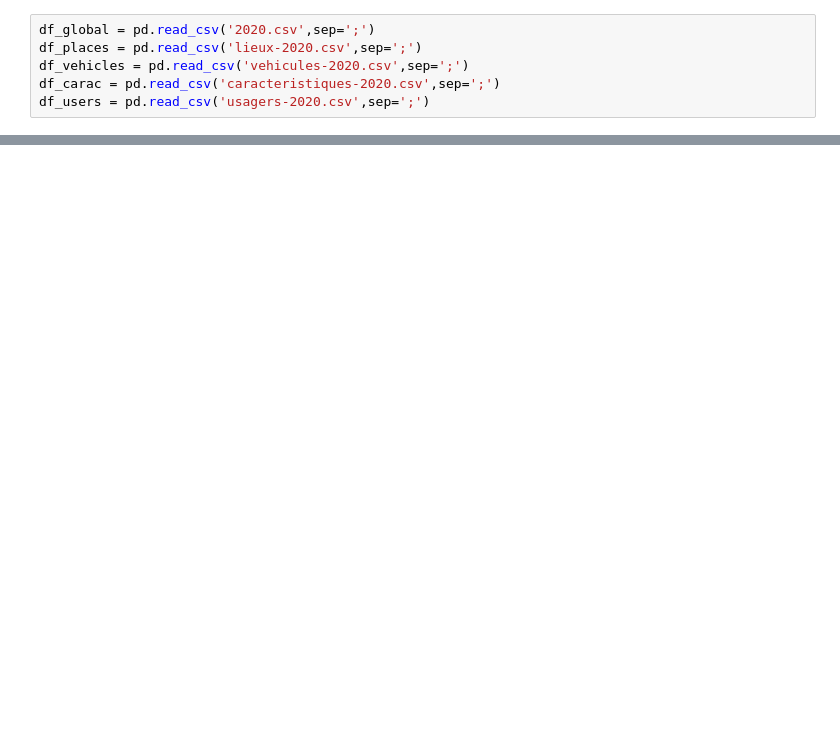
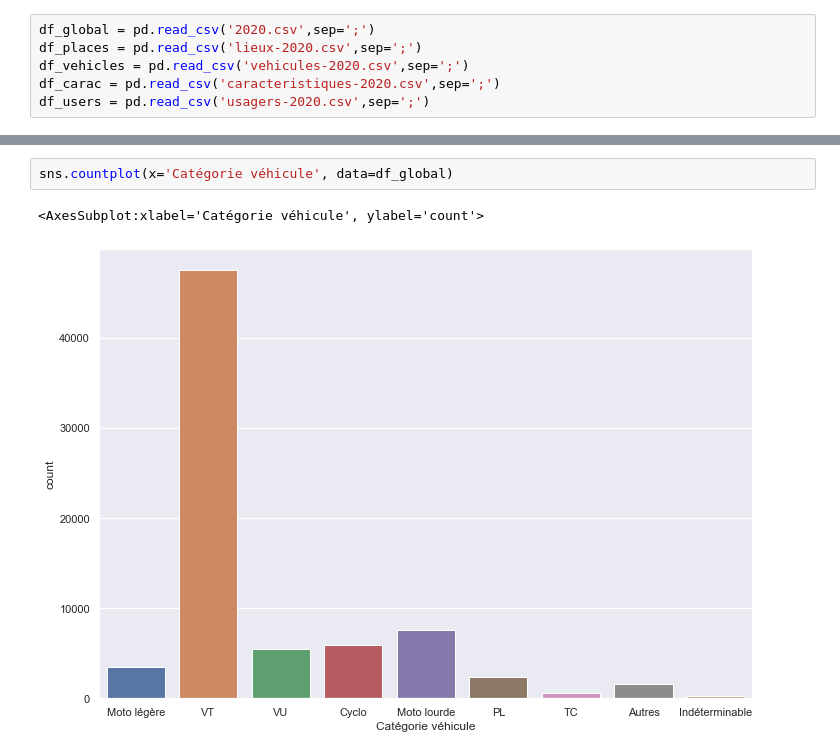
Before and after one commit to timothee-ribes/delta, a Jupyter notebook: radar_accidents/accidents.ipynb, the cells around one changed output, grey strips where cells are left out. Saved outputs shown, nothing was run; the diff lists cells and outputs as text; blank space fills up the shorter version.

```diff
--- a/radar_accidents/accidents.ipynb
+++ b/radar_accidents/accidents.ipynb
@@ -128,0 +83,5 @@ Name: date_installation, dtype: object
+# %%
+sns.countplot(x='Catégorie véhicule', data=df_global)
+# %% [output]
+<AxesSubplot:xlabel='Catégorie véhicule', ylabel='count'>
+[figure, added]
```
Also changed, not shown: parts of 20 cells of this notebook.
